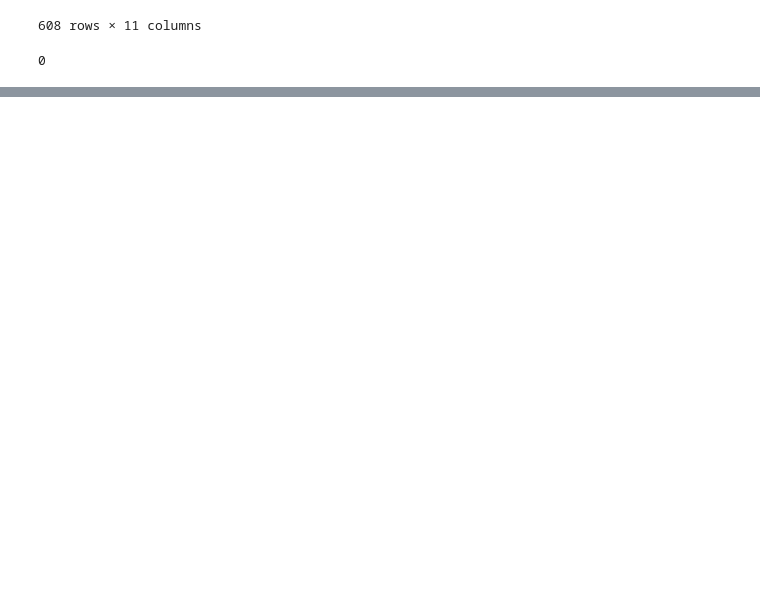
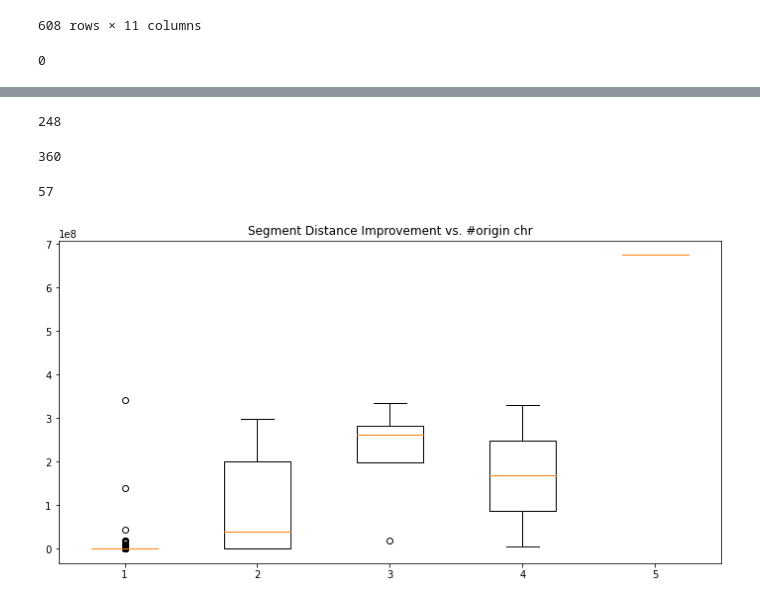
Before and after one commit to Zhaoyang-Jia/KarComparator, a Jupyter notebook: new_data_files/extract_statistics.ipynb, the cells around one changed output, grey strips where cells are left out. Saved outputs shown, nothing was run; the diff lists cells and outputs as text; code cells hidden in the pictures; blank space fills up the shorter version.

Commit message:
segment_distance statistics done

```diff
--- a/new_data_files/extract_statistics.ipynb
+++ b/new_data_files/extract_statistics.ipynb
@@ -102,3 +104,16 @@ event_cluster_with_non_event_chr = df['is_event_cluster'] & (df['n_origin_chr']
 print(sum(event_cluster_with_non_event_chr))
 # %% [output]
 0
+# %%
+def iterative_get_segment_distance(df_row):
+	file_prefix = '/media/zhaoyang-new/workspace/KarSim/KarComparator/new_data_files/cluster_files/'
+	file_suffix = '.txt'
+	cluster_file_name = file_prefix + df_row['file_name'] + 'cluster_' + str(df_row['cluster']) + file_suffix
+	graph = form_graph_from_cluster(cluster_file_name)
+	graph.prune_same_edges()
+
+	return graph.get_segment_distance()
+# %%
+df['segment_distance'] = df.apply(lambda row: iterative_get_segment_distance(row), axis=1)
+# %%
+df['segment_distance_improvement'] = df['total_alignment_cost'] - df['segment_distance']
@@ -104,0 +136,29 @@ print(sum(event_cluster_with_non_event_chr))
+# %%
+sum(df['is_event_cluster'])
+# %% [output]
+248
+# %%
+sum(df['is_event_cluster'] == False)
+# %% [output]
+360
+# %%
+sum(df['segment_distance_improvement'] > 500000)
+# %% [output]
+57
+# %%
+bin1 = df[df['n_origin_chr'] == 1]
+bin2 = df[df['n_origin_chr'] == 2]
+bin3 = df[df['n_origin_chr'] == 3]
+bin4 = df[df['n_origin_chr'] == 4]
+bin5 = df[df['n_origin_chr'] == 5]
+
+plt.figure(figsize=(12, 6))
+plt.boxplot([bin1['segment_distance_improvement'],
+			 bin2['segment_distance_improvement'],
+			 bin3['segment_distance_improvement'],
+			 bin4['segment_distance_improvement'],
+			 bin5['segment_distance_improvement']])
+plt.title('Segment Distance Improvement vs. #origin chr')
+plt.savefig('figures/improvement_boxplot.png')
+# %% [output]
+[figure, added]
```
Also changed, not shown: parts of 13 cells of this notebook, 10 other files.
